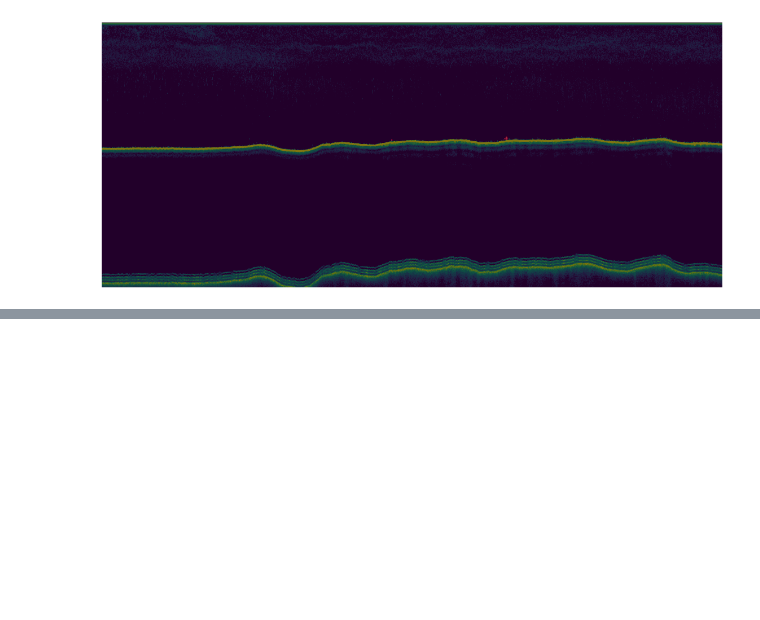
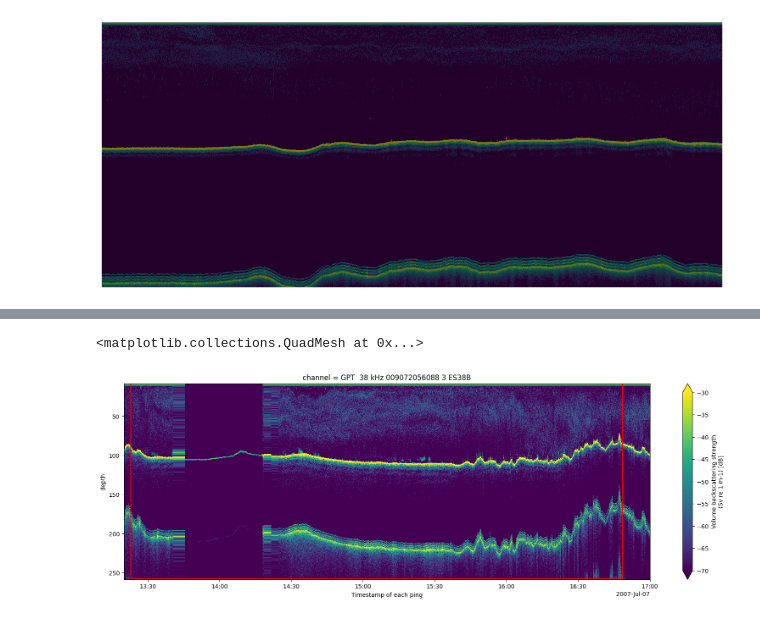
Before and after one commit to OceanStreamIO/echosounder-segmentation, a Jupyter notebook: EvaluatePredictOneSonarDs.ipynb, the cells around one changed output, grey strips where cells are left out. Drawn from its saved outputs; the diff is of its cells as text; code cells hidden in the pictures; blank space fills up the shorter version.

```diff
--- a/EvaluatePredictOneSonarDs.ipynb
+++ b/EvaluatePredictOneSonarDs.ipynb
@@ -829,0 +947,17 @@ regions_def[(regions_def.region_bbox_left > start_value) & (regions_def.region_b
+# %%
+evr_file = '/media/ubuntu/E/EVR_region_files/07July.EVR'
+region_classes=["Def herring", "Prob herring", "Poss herring", "Surface herring", "Mackerel",
+                                                   "Gadoids", "Norway pout", "unidentified fish"]
+
+regions2d = er.read_evr(evr_file)
+regions_def = regions2d.select_region(region_class=region_classes)
+
+# Plotting the echogram data and the school region
+plt.figure(figsize=(20, 6))
+for _, point in regions_def.iterrows():
+    plt.plot(point["time"], point["depth"], fillstyle='full', markersize=50, color="red")
+
+combined_dataset.Sv.isel(channel=1, ping_time=slice(start_index, end_index)).T.plot(y="depth", yincrease=False, vmin=-70, vmax=-30, cmap="viridis")
+# %% [output]
+<matplotlib.collections.QuadMesh at 0x...>
+[figure, added]
```
Also changed, not shown: parts of 15 cells of this notebook.
